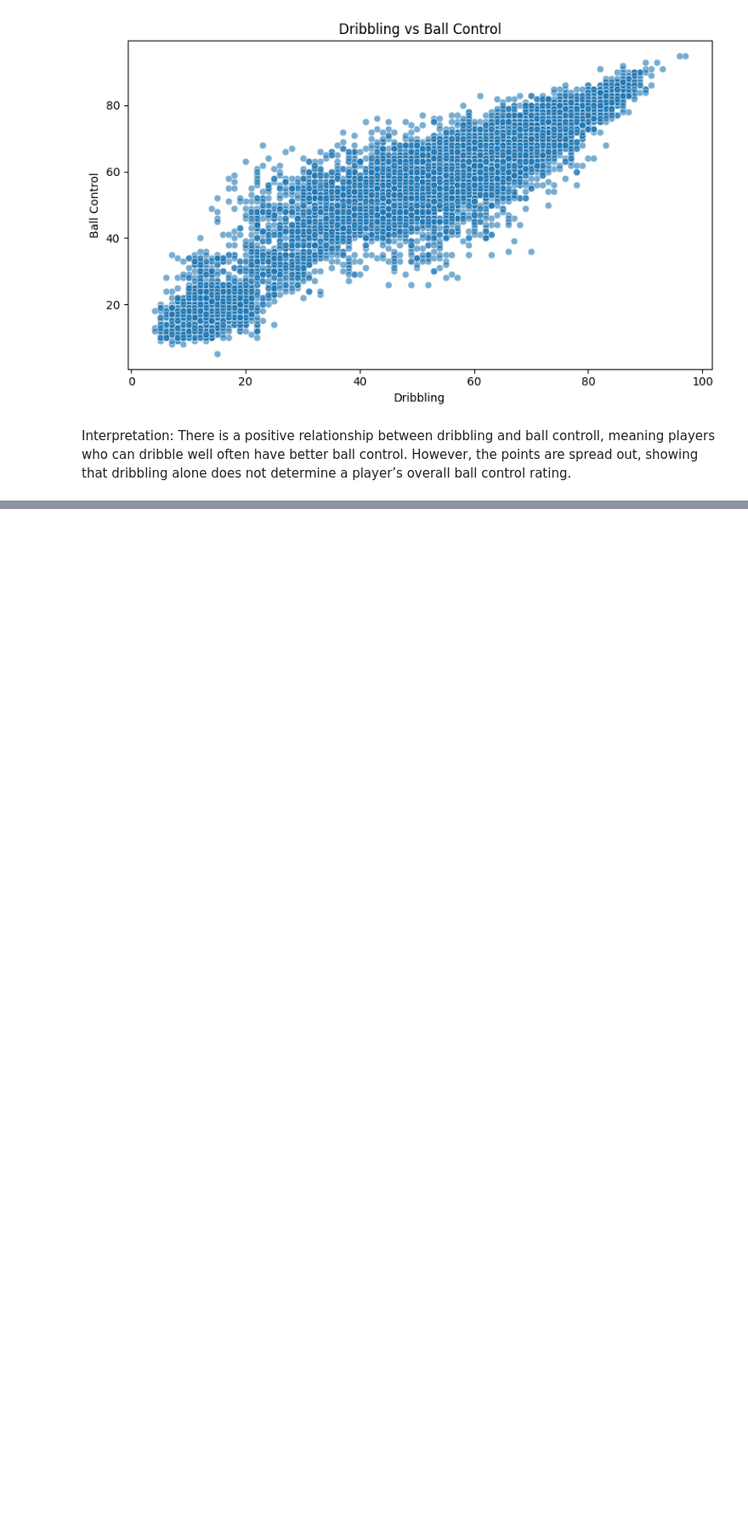
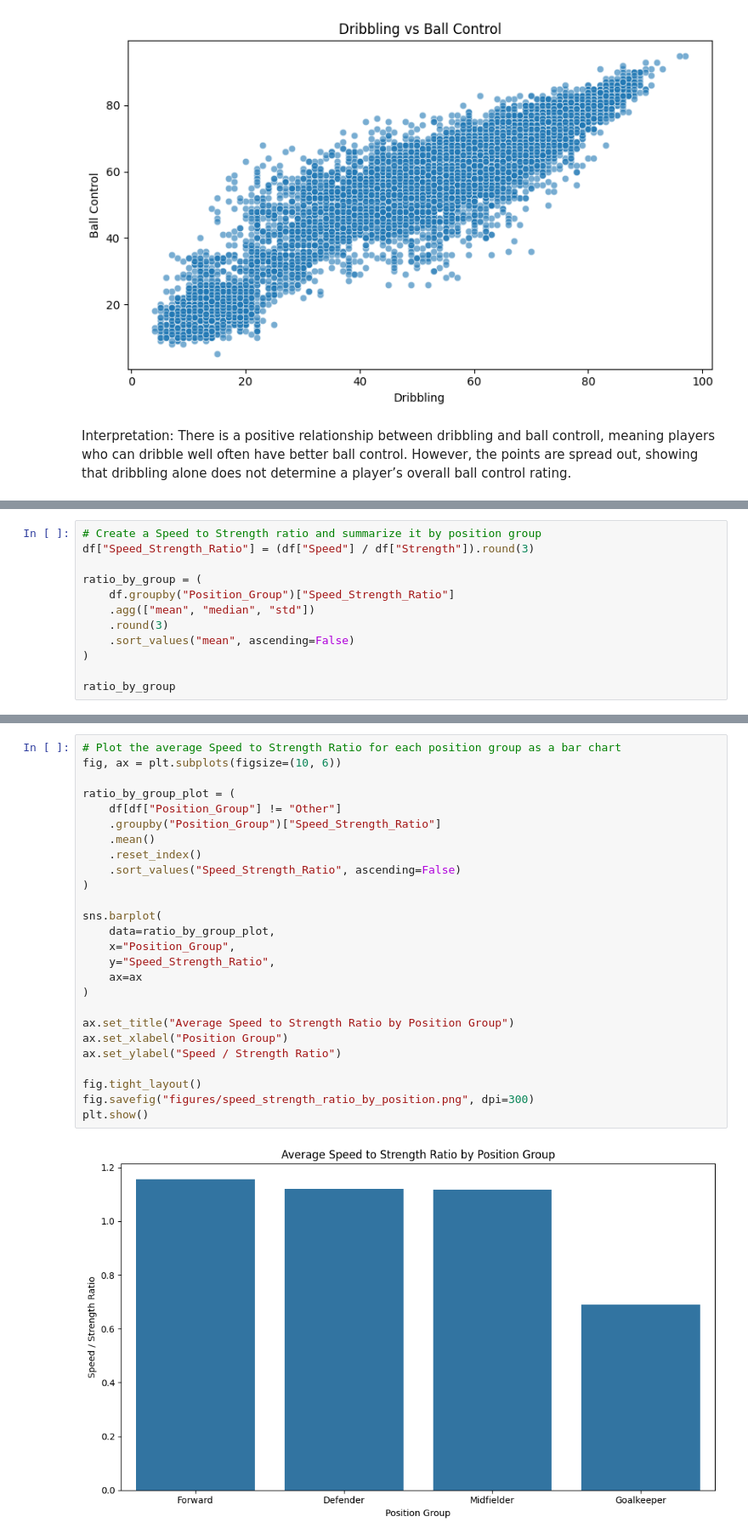
Before and after one commit to AbigailUhl/Group-24-Python-Projects, a Jupyter notebook: analysis.ipynb, the cells around one changed output, grey strips where cells are left out. Shown at 85% size. Drawn from its saved outputs; the diff is of its cells as text; blank space fills up the shorter version.

```diff
--- a/analysis.ipynb
+++ b/analysis.ipynb
@@ -771,0 +807,12 @@ Interpretation: There is a positive relationship between dribbling and ball cont
+# %%
+# Create a Speed to Strength ratio and summarize it by position group
+df["Speed_Strength_Ratio"] = (df["Speed"] / df["Strength"]).round(3)
+
+ratio_by_group = (
+    df.groupby("Position_Group")["Speed_Strength_Ratio"]
+    .agg(["mean", "median", "std"])
+    .round(3)
+    .sort_values("mean", ascending=False)
+)
+
+ratio_by_group
@@ -771,0 +840,28 @@ Interpretation: There is a positive relationship between dribbling and ball cont
+# %%
+# Plot the average Speed to Strength Ratio for each position group as a bar chart
+fig, ax = plt.subplots(figsize=(10, 6))
+
+ratio_by_group_plot = (
+    df[df["Position_Group"] != "Other"]
+    .groupby("Position_Group")["Speed_Strength_Ratio"]
+    .mean()
+    .reset_index()
+    .sort_values("Speed_Strength_Ratio", ascending=False)
+)
+
+sns.barplot(
+    data=ratio_by_group_plot,
+    x="Position_Group",
+    y="Speed_Strength_Ratio",
+    ax=ax
+)
+
+ax.set_title("Average Speed to Strength Ratio by Position Group")
+ax.set_xlabel("Position Group")
+ax.set_ylabel("Speed / Strength Ratio")
+
+fig.tight_layout()
+fig.savefig("figures/speed_strength_ratio_by_position.png", dpi=300)
+plt.show()
+# %% [output]
+[figure, added]
```
Also changed, not shown: parts of 4 cells of this notebook.
